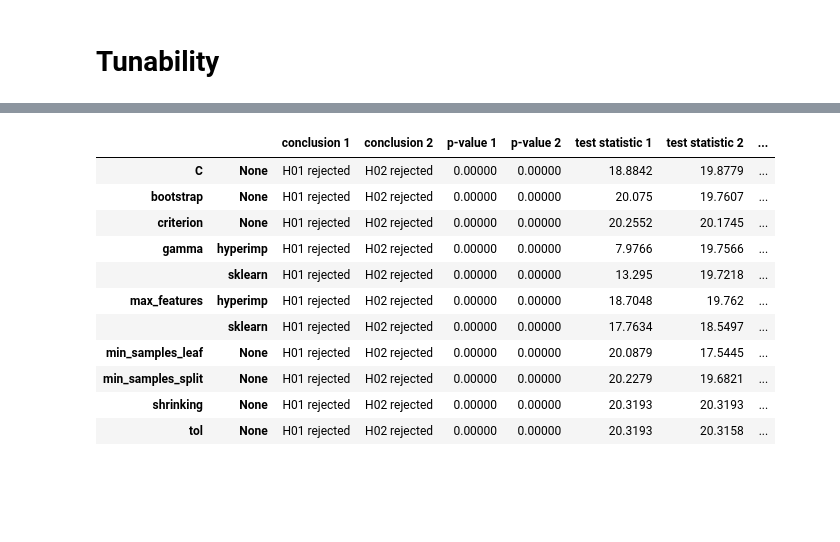
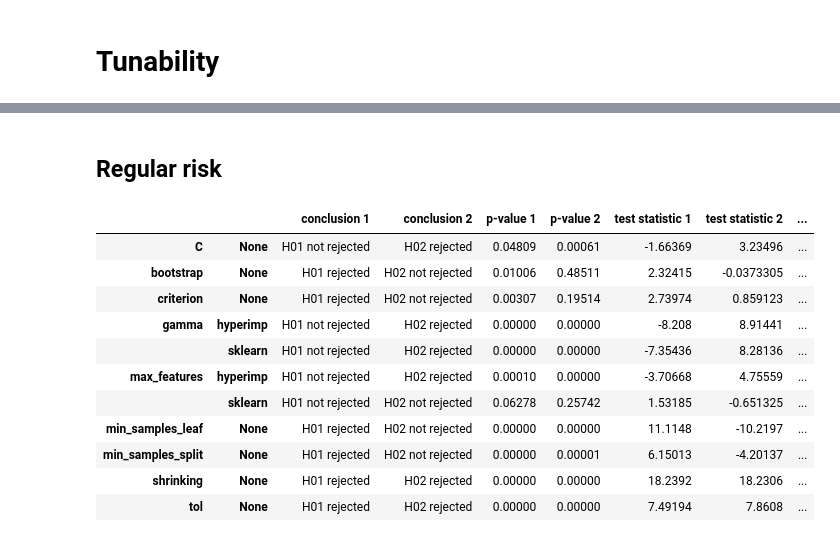
Before and after one commit to harel-coffee/hyperimp-auto, a Jupyter notebook: analysis experiment 2.ipynb, the cells around one changed output, grey strips where cells are left out. Cells and saved outputs as stored; diff of their text form; code cells hidden in the pictures; blank space fills up the shorter version.

```diff
--- a/analysis experiment 2.ipynb
+++ b/analysis experiment 2.ipynb
@@ -64,13 +79,0 @@ for parameter in ['min_samples_split', 'criterion', 'max_features', 'min_samples
-# %%
-for key, value in ranks.items():
-    plt.plot(value['nf_avg'], label = 'non-fixed')
-    plt.plot(value['f_avg'], label = 'fixed')
-    plt.xlabel("Nr. of iterations")
-    plt.ylabel("Average rank")
-    plt.legend()
-    if key[0] == 'max_features':
-        title = '%s (%s)' % (key[0], key[1])
-    else:
-        title = key[0]
-    plt.title(title)
-    plt.show()
@@ -86,11 +121,11 @@ for key, value in ranks.items():
 # %%
 # Compute risk scores for non-fixed condition
 non_fixed_dict = {}
-for task in data['task'].unique():
-    for seed in data['seed'].unique():
+for task in data_tun['task'].unique():
+    for seed in data_tun['seed'].unique():
         for classifier in ['random_forest', 'svm']:
-            record = data[(data['parameter'] == 'None') & (data['task'] == task) &
-                          (data['seed'] == seed) & (data['classifier'] == classifier)]
+            record = data_tun[(data_tun['parameter'] == 'None') & (data_tun['task'] == task) &
+                          (data_tun['seed'] == seed) & (data_tun['classifier'] == classifier)]
             if len(record) == 1:
                 non_fixed_risk = 1 - list(record['acc_openml'])[0]
             else:
@@ -143,7 +175,8 @@ for key, risk in risks.items():
     scores_rel = [x for x in scores_rel if not np.isnan(x)]
     parameter = key[0]
     if parameter == 'max_features' or parameter == 'gamma':
-        parameter = '%s (%s)' % (key[0], key[1])
+        if key[1] == 'sklearn':
+            parameter = parameter = '%s (%s)' % (key[0], key[1])
     parameters.append(parameter)
     tunabilities[key] = {
         'avg. tunability' : np.mean(scores),
@@ -155,6 +188,6 @@ for key, risk in risks.items():
 
 pd.options.display.float_format = '{:,.4f}'.format
 display(pd.DataFrame(tunabilities).transpose()[['avg. tunability', 'std. tunability',
-                                               'avg. rel. tunability', 'std. tunability']])
+                                               'avg. rel. tunability', 'std. rel. tunability']])
 pd.reset_option('float_format')
 # %% [output]
@@ -199,15 +234,0 @@ if grid:
-# %%
-delta = 0.01
-alpha = 0.05
-
-non_inferiority = {}
-for key, risk in risks.items():
-    fixed = risk['fixed']
-    non_fixed = risk['non_fixed']
-    z, p = hyperimp.noninferior(fixed, non_fixed, delta, alpha)
-    if p >= 0.05:
-        conclusion = 'H0 rejected: non-inferior'
-    else:
-        conclusion = "H0 not rejected: inferior"
-    non_inferiority[key] = {'test statistic' : z, 'p-value' : p, "rejection" : conclusion}
-display(pd.DataFrame(non_inferiority).transpose())
@@ -271,44 +281,46 @@ display(pd.DataFrame(equivalence).transpose())
+# %% [markdown]
+## Regular risk
 # %%
 import scipy
-delta = 0.01
-alpha = 0.025
+delta = 0.001
+alpha = 0.05
 
 z_norm = scipy.stats.norm.ppf(1 - alpha)
 
 equivalence = {}
 for key, risk in risks.items():
     fixed = risk['fixed']
     non_fixed = risk['non_fixed']
     z1, p1, z2, p2 = hyperimp.equivalence_nonrel(fixed, non_fixed, delta, alpha)
     if z1 >= z_norm:
         conclusion1 = "H01 rejected"
     else:
         conclusion1 = "H01 not rejected"
     if z2 >= z_norm:
         conclusion2 = 'H02 rejected'
     else:
         conclusion2 = 'H02 not rejected'
 
     if conclusion1 == "H01 rejected" and conclusion2 == 'H02 rejected':
         conclusion = 'equivalent'
     elif conclusion1 == 'H01 rejected':
         conclusion = 'non-inferior'
     else:
         conclusion = 'None'
     equivalence[key] = {'test statistic 1' : z1, 'p-value 1' : '%.5f' % p1, 'conclusion 1' : conclusion1,
                         'test statistic 2' : z2, 'p-value 2' : '%.5f' % p2, 'conclusion 2' : conclusion2,
                        'verdict' : conclusion}
 display(pd.DataFrame(equivalence).transpose())
 # %% [output]
 |  |  | conclusion 1 | conclusion 2 | p-value 1 | p-value 2 | test statistic 1 | test statistic 2 | ... |
-| C | None | H01 rejected | H02 rejected | 0.00000 | 0.00000 | 18.8842 | 19.8779 | ... |
-| bootstrap | None | H01 rejected | H02 rejected | 0.00000 | 0.00000 | 20.075 | 19.7607 | ... |
-| criterion | None | H01 rejected | H02 rejected | 0.00000 | 0.00000 | 20.2552 | 20.1745 | ... |
-| gamma | hyperimp | H01 rejected | H02 rejected | 0.00000 | 0.00000 | 7.9766 | 19.7566 | ... |
-|  | sklearn | H01 rejected | H02 rejected | 0.00000 | 0.00000 | 13.295 | 19.7218 | ... |
-| max_features | hyperimp | H01 rejected | H02 rejected | 0.00000 | 0.00000 | 18.7048 | 19.762 | ... |
-|  | sklearn | H01 rejected | H02 rejected | 0.00000 | 0.00000 | 17.7634 | 18.5497 | ... |
-| min_samples_leaf | None | H01 rejected | H02 rejected | 0.00000 | 0.00000 | 20.0879 | 17.5445 | ... |
-| min_samples_split | None | H01 rejected | H02 rejected | 0.00000 | 0.00000 | 20.2279 | 19.6821 | ... |
-| shrinking | None | H01 rejected | H02 rejected | 0.00000 | 0.00000 | 20.3193 | 20.3193 | ... |
-| tol | None | H01 rejected | H02 rejected | 0.00000 | 0.00000 | 20.3193 | 20.3158 | ... |
+| C | None | H01 not rejected | H02 rejected | 0.04809 | 0.00061 | -1.66369 | 3.23496 | ... |
+| bootstrap | None | H01 rejected | H02 not rejected | 0.01006 | 0.48511 | 2.32415 | -0.0373305 | ... |
+| criterion | None | H01 rejected | H02 not rejected | 0.00307 | 0.19514 | 2.73974 | 0.859123 | ... |
+| gamma | hyperimp | H01 not rejected | H02 rejected | 0.00000 | 0.00000 | -8.208 | 8.91441 | ... |
+|  | sklearn | H01 not rejected | H02 rejected | 0.00000 | 0.00000 | -7.35436 | 8.28136 | ... |
+| max_features | hyperimp | H01 not rejected | H02 rejected | 0.00010 | 0.00000 | -3.70668 | 4.75559 | ... |
+|  | sklearn | H01 not rejected | H02 not rejected | 0.06278 | 0.25742 | 1.53185 | -0.651325 | ... |
+| min_samples_leaf | None | H01 rejected | H02 not rejected | 0.00000 | 0.00000 | 11.1148 | -10.2197 | ... |
+| min_samples_split | None | H01 rejected | H02 not rejected | 0.00000 | 0.00001 | 6.15013 | -4.20137 | ... |
+| shrinking | None | H01 rejected | H02 rejected | 0.00000 | 0.00000 | 18.2392 | 18.2306 | ... |
+| tol | None | H01 rejected | H02 rejected | 0.00000 | 0.00000 | 7.49194 | 7.8608 | ... |
```
Also changed, not shown: parts of 11 cells of this notebook, 16 other files.
